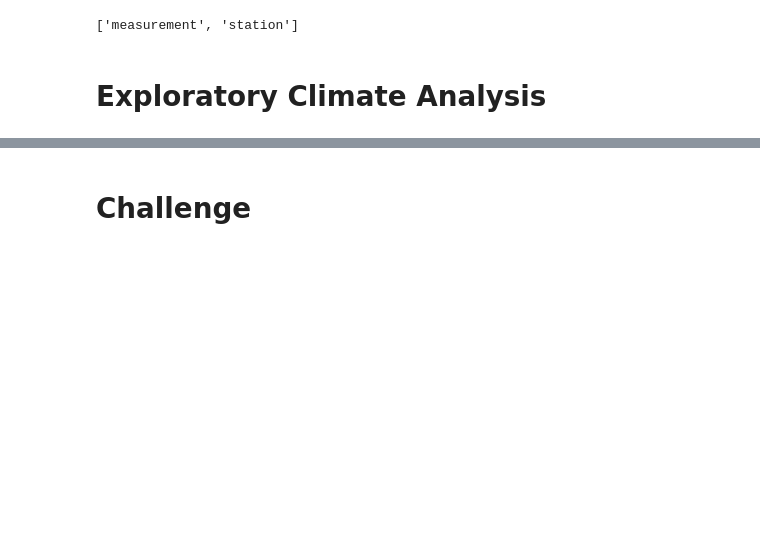
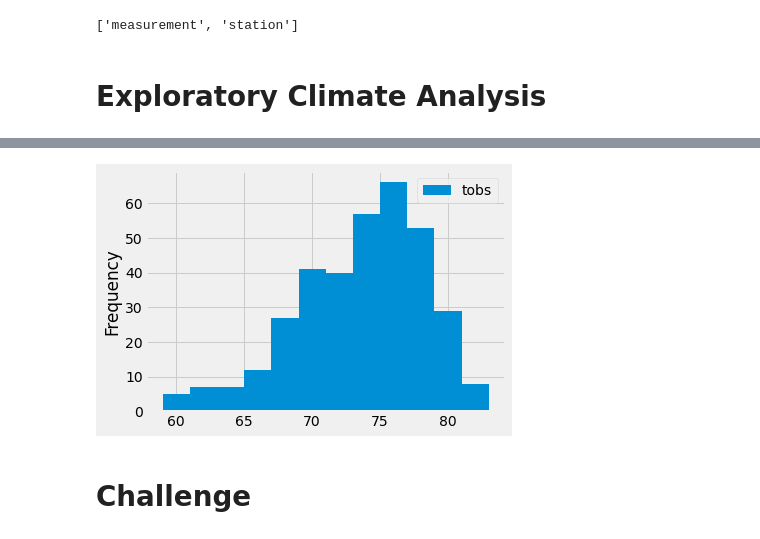
Before and after one commit to Juanamct/surfs_up, a Jupyter notebook: climate_analysis.ipynb, the cells around one changed output, grey strips where cells are left out. Drawn from its saved outputs; the diff is of its cells as text; code cells hidden in the pictures; blank space fills up the shorter version.

```diff
--- a/climate_analysis.ipynb
+++ b/climate_analysis.ipynb
@@ -70,3 +163,10 @@ session = Session(engine)
 # %%
 # Choose the station with the highest number of temperature observations.
 # Query the last 12 months of temperature observation data for this station and plot the results as a histogram
+results = session.query(Measurement.tobs).\
+filter(Measurement.station == 'USC00519281').\
+filter(Measurement.date >= prev_year).all()
+df = pd.DataFrame(results, columns=['tobs'])
+df.set_index(df['tobs'],inplace=True)
+df = df.sort_index()
+print(df.to_string(index=False))
@@ -76,2 +191,12 @@ session = Session(engine)
+# %%
+# creating a histogram from the temperature observations.
+#  use the plot() function and the hist() function and add the number of bins as a parameter.
+# (*dividing temperature observations into 12 different bins (each rectangular column in the plot),
+  #intended to provide enough detail, but not too much)
+df.plot.hist(bins=12)
+# compress the x-axis labels so that they fit into the box holding our plot
+plt.tight_layout()
+# %% [output]
+[figure, added]
 # %% [markdown]
 # Challenge
```
Also changed, not shown: parts of 11 cells of this notebook.
